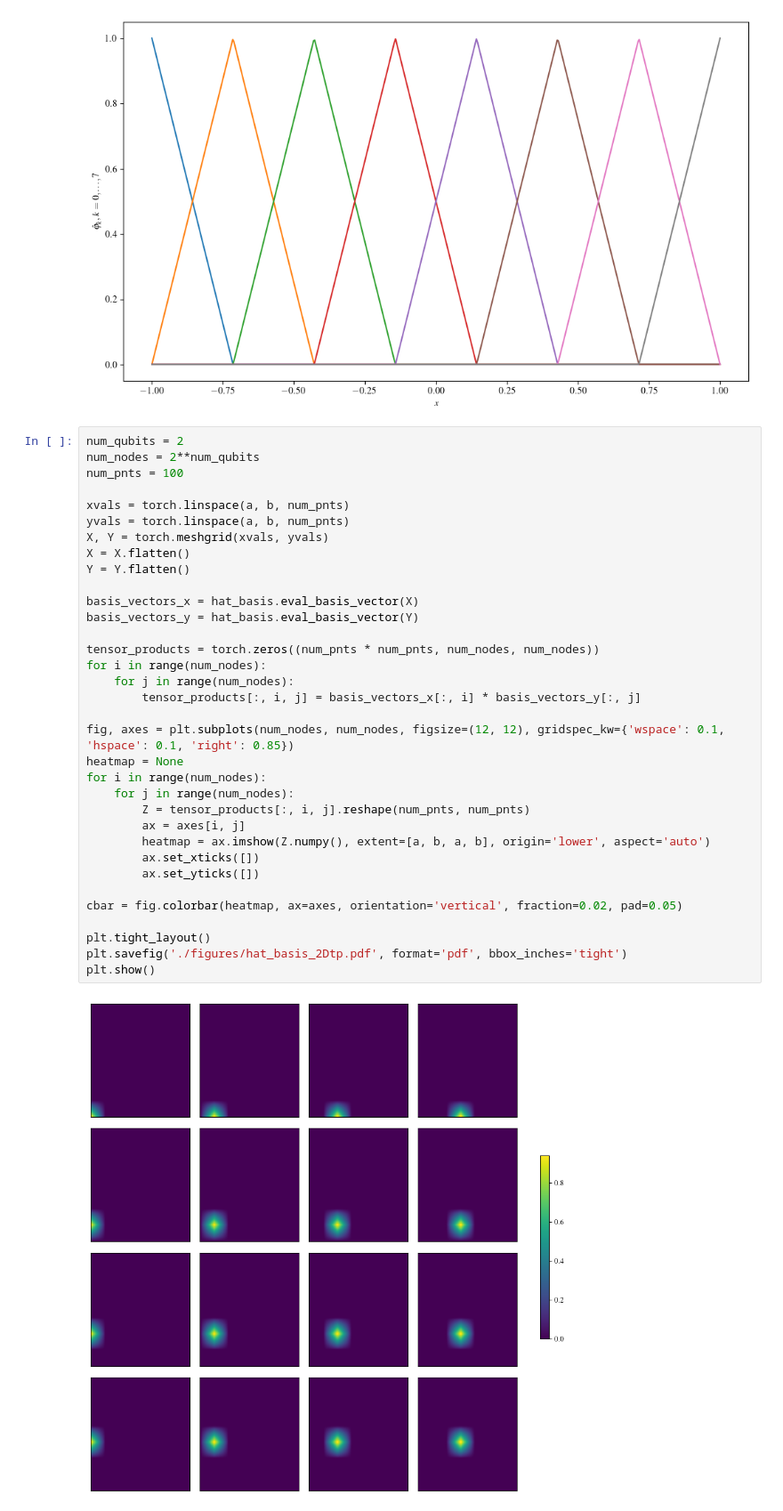
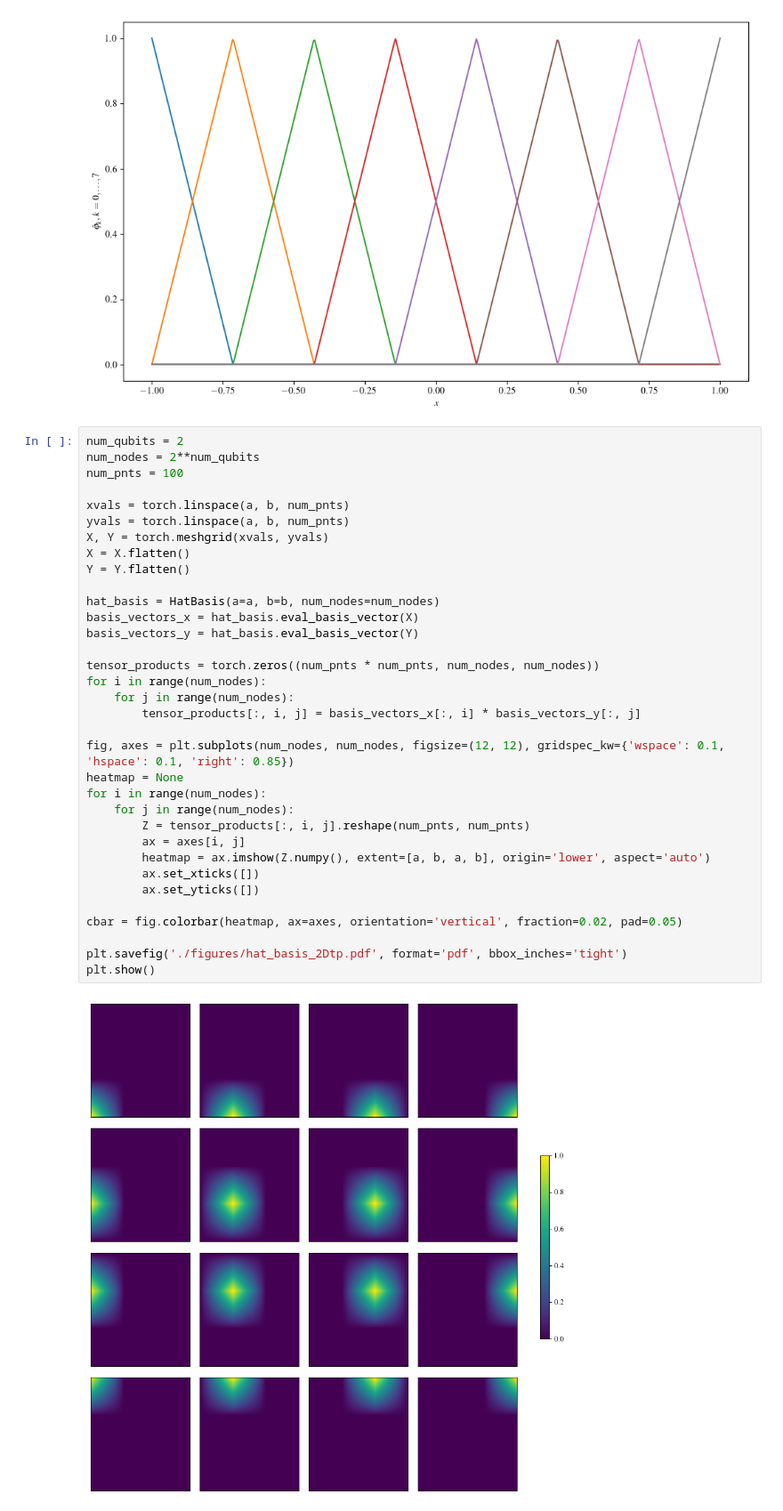
Before and after one commit to MazenAli/PPTNQFE_Examples, a Jupyter notebook: basis_funcs.ipynb, the cells around one changed output. Shown: that part at 89% size. Saved outputs shown, nothing was run; the diff lists cells and outputs as text.

```diff
--- a/basis_funcs.ipynb
+++ b/basis_funcs.ipynb
@@ -53,32 +53,32 @@ num_pnts = 100
 
 xvals = torch.linspace(a, b, num_pnts)
 yvals = torch.linspace(a, b, num_pnts)
 X, Y = torch.meshgrid(xvals, yvals)
 X = X.flatten()
 Y = Y.flatten()
 
+hat_basis = HatBasis(a=a, b=b, num_nodes=num_nodes)
 basis_vectors_x = hat_basis.eval_basis_vector(X)
 basis_vectors_y = hat_basis.eval_basis_vector(Y)
 
 tensor_products = torch.zeros((num_pnts * num_pnts, num_nodes, num_nodes))
 for i in range(num_nodes):
     for j in range(num_nodes):
         tensor_products[:, i, j] = basis_vectors_x[:, i] * basis_vectors_y[:, j]
 
 fig, axes = plt.subplots(num_nodes, num_nodes, figsize=(12, 12), gridspec_kw={'wspace': 0.1, 'hspace': 0.1, 'right': 0.85})
 heatmap = None
 for i in range(num_nodes):
     for j in range(num_nodes):
         Z = tensor_products[:, i, j].reshape(num_pnts, num_pnts)
         ax = axes[i, j]
         heatmap = ax.imshow(Z.numpy(), extent=[a, b, a, b], origin='lower', aspect='auto')
         ax.set_xticks([])
         ax.set_yticks([])
 
 cbar = fig.colorbar(heatmap, ax=axes, orientation='vertical', fraction=0.02, pad=0.05)
 
-plt.tight_layout()
 plt.savefig('./figures/hat_basis_2Dtp.pdf', format='pdf', bbox_inches='tight')
 plt.show()
 # %% [output]
-[figure, old version]
+[figure, new version]
```
Also changed, not shown: 2 other files.
